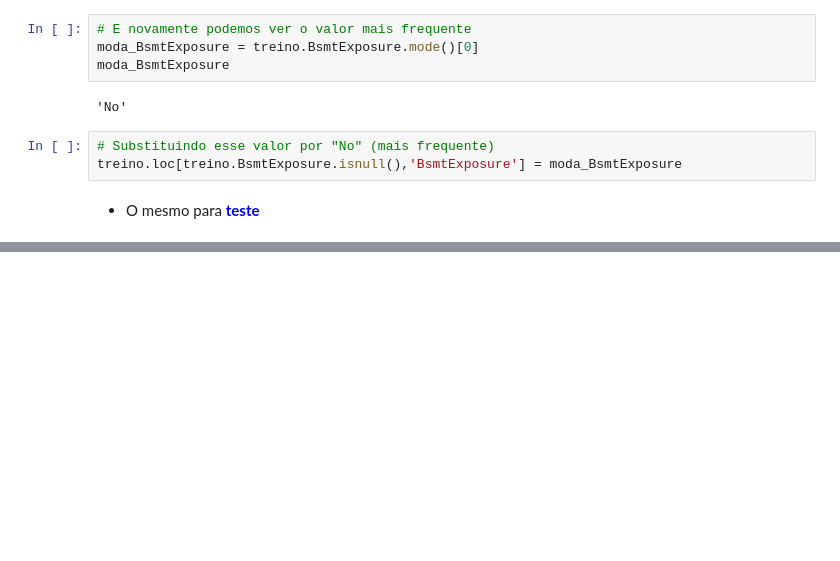
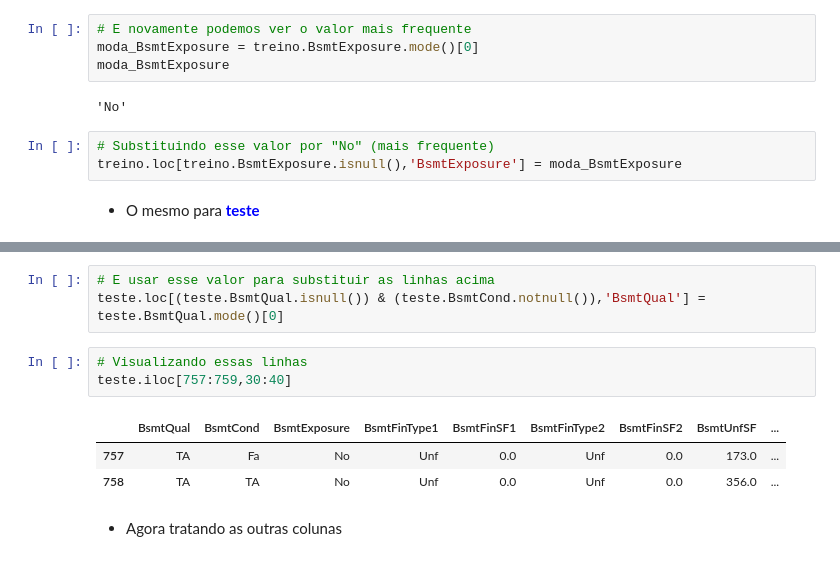
Before and after one commit to BraulioHermanson/Projeto_Housing_Avancado, a Jupyter notebook: Kagle_housing_limpeza.ipynb, the cells around one changed output, grey strips where cells are left out. Cells and saved outputs as stored; diff of their text form; blank space fills up the shorter version.

```diff
--- a/Kagle_housing_limpeza.ipynb
+++ b/Kagle_housing_limpeza.ipynb
@@ -524,0 +586,12 @@ treino.loc[treino.BsmtExposure.isnull(),'BsmtExposure'] = moda_BsmtExposure
+# %%
+# E usar esse valor para substituir as linhas acima
+teste.loc[(teste.BsmtQual.isnull()) & (teste.BsmtCond.notnull()),'BsmtQual'] = teste.BsmtQual.mode()[0]
+# %%
+# Visualizando essas linhas
+teste.iloc[757:759,30:40]
+# %% [output]
+|  | BsmtQual | BsmtCond | BsmtExposure | BsmtFinType1 | BsmtFinSF1 | BsmtFinType2 | BsmtFinSF2 | BsmtUnfSF | ... |
+| 757 | TA | Fa | No | Unf | 0.0 | Unf | 0.0 | 173.0 | ... |
+| 758 | TA | TA | No | Unf | 0.0 | Unf | 0.0 | 356.0 | ... |
+# %% [markdown]
+- Agora tratando as outras colunas
```
Also changed, not shown: parts of 9 cells of this notebook.
